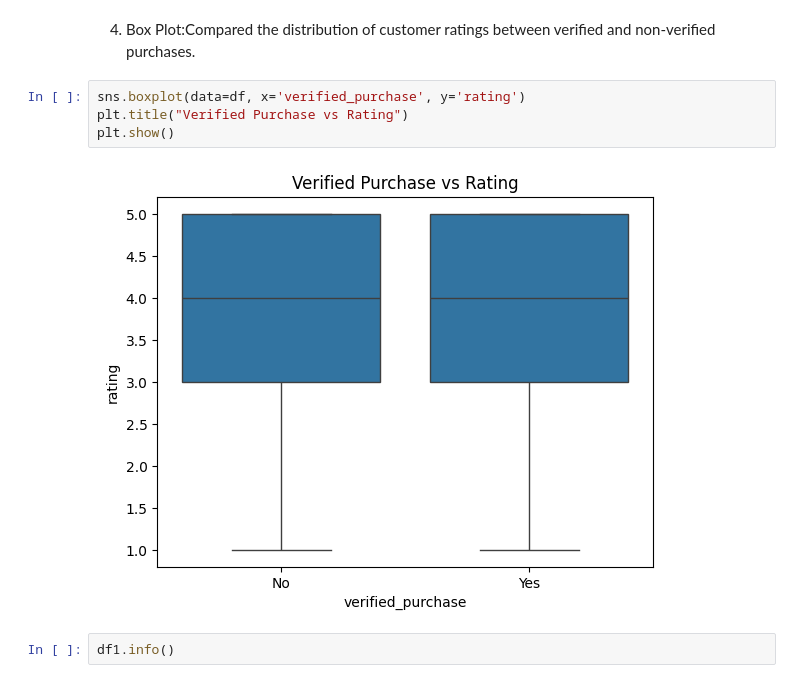
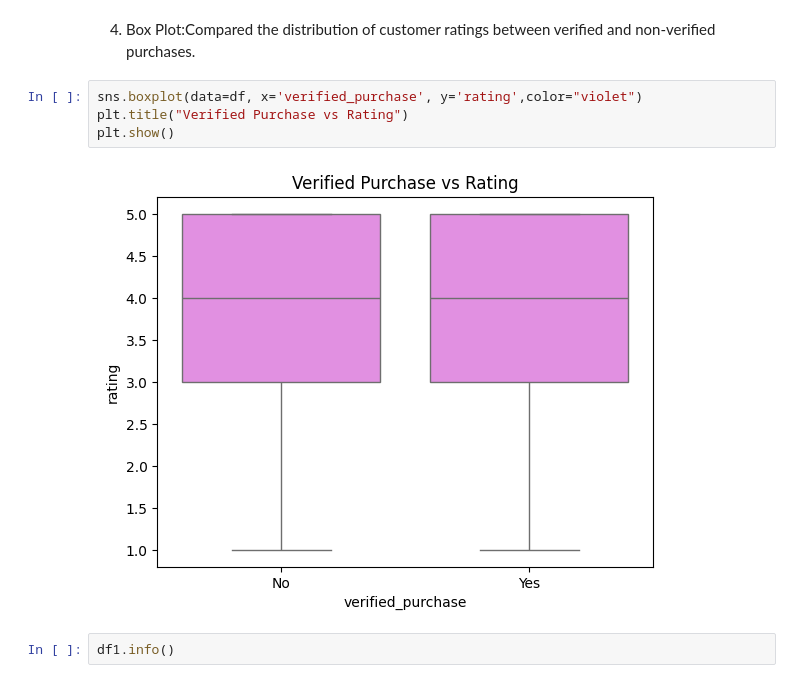
Before and after one commit to Likhi-tha1505/EDA_PROJECT, a Jupyter notebook: eda_lab.ipynb, the cells around one changed output. Drawn from its saved outputs; the diff is of its cells as text.

```diff
--- a/eda_lab.ipynb
+++ b/eda_lab.ipynb
@@ -674,11 +677,11 @@ plt.show()
 # %% [markdown]
 4. Box Plot:Compared the distribution of customer ratings between verified and non-verified purchases.
 # %%
-sns.boxplot(data=df, x='verified_purchase', y='rating')
+sns.boxplot(data=df, x='verified_purchase', y='rating',color="violet")
 plt.title("Verified Purchase vs Rating")
 plt.show()
 # %% [output]
-[figure, old version]
+[figure, new version]
 # %%
 df1.info()
 # %% [output]
```
Also changed, not shown: parts of 7 cells of this notebook.
